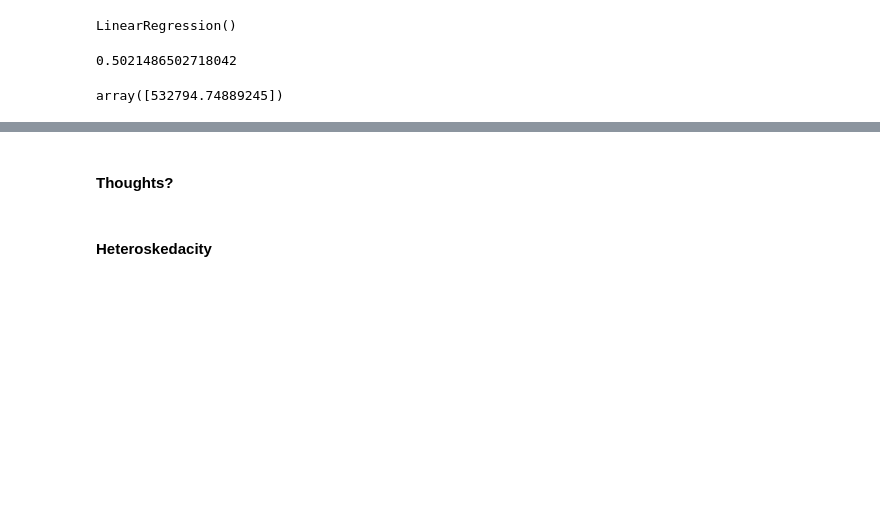
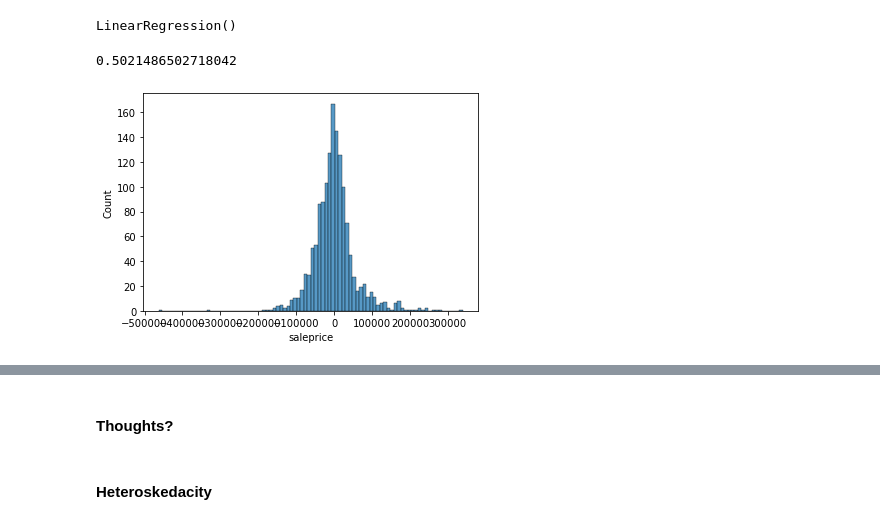
Before and after one commit to zpollats/DS-Live-051622, a Jupyter notebook: Phase2/SimpleLinearRegressionPractice.ipynb, the cells around one changed output, grey strips where cells are left out. Cells and saved outputs as stored; diff of their text form; code cells hidden in the pictures; blank space fills up the shorter version.

```diff
--- a/Phase2/SimpleLinearRegressionPractice.ipynb
+++ b/Phase2/SimpleLinearRegressionPractice.ipynb
@@ -234,12 +234,15 @@ sk_lr.score(np.reshape(X_array, (-1,1)), y)
 0.5021486502718042
 # %%
 # predict
-sk_lr.predict(np.array(4800).reshape((-1,1)))
+preds = sk_lr.predict(np.reshape(X_array, (-1,1)))
-# %% [output]
-array([532794.74889245])
 # %%
 # calculate residuals
+
+resids = y - preds
 # %%
 # Histogram of residuals
+sns.histplot(resids, bins='auto');
+# %% [output]
+[figure, added]
 # %%
 # sns
```
Also changed, not shown: parts of 7 cells of this notebook.
